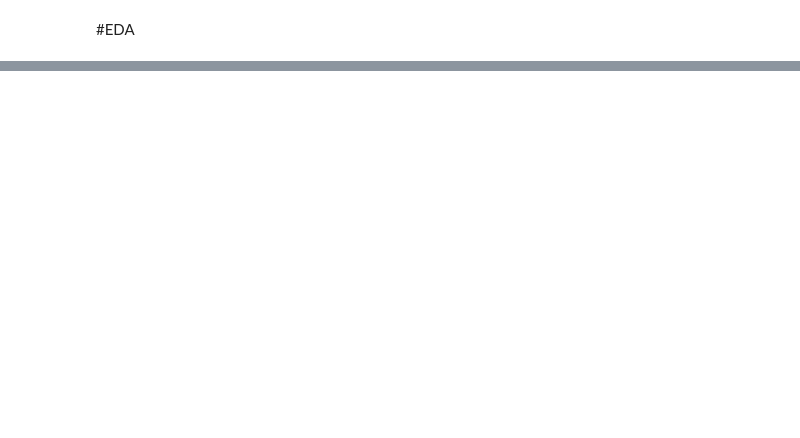
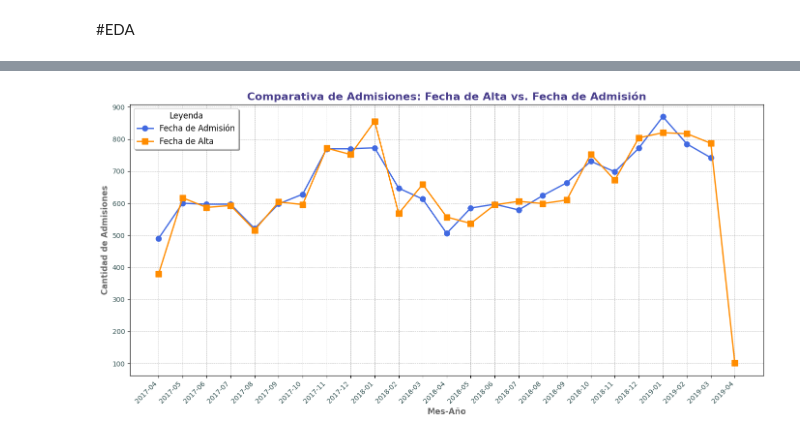
Before and after one commit to pablolube/No-Country, a Jupyter notebook: explore.ipynb, the cells around one changed output, grey strips where cells are left out. Cells and saved outputs as stored; diff of their text form; code cells hidden in the pictures; blank space fills up the shorter version.

```diff
--- a/explore.ipynb
+++ b/explore.ipynb
@@ -356,0 +430,42 @@ df['Reingreso'] = np.where(df['Nro de Ingresos'] > 1, 'Si', 'No')
+# %%
+# Convertir 'Fecha de Alta' y 'Fecha de Admisión' a datetime si no lo son
+df['Fecha de Alta'] = pd.to_datetime(df['Fecha de Alta'])
+df['Fecha de Admisión'] = pd.to_datetime(df['Fecha de Admisión'])
+
+# Extraer el mes y año de ambas fechas
+df['Mes-Año de Alta'] = df['Fecha de Alta'].dt.to_period('M')
+df['Mes-Año de Admisión'] = df['Fecha de Admisión'].dt.to_period('M')
+
+# Agrupar por 'Mes-Año de Alta' y 'Mes-Año de Admisión' y contar
+admissions_by_month_year_alta = df.groupby('Mes-Año de Alta').size()
+admissions_by_month_year_admision = df.groupby('Mes-Año de Admisión').size()
+
+# Crear el gráfico de líneas
+plt.figure(figsize=(14, 7))
+
+# Línea de Fecha de Admisión
+plt.plot(admissions_by_month_year_admision.index.astype(str),
+         admissions_by_month_year_admision.values,
+         marker='o', linestyle='-', color='royalblue', linewidth=2, markersize=8, label='Fecha de Admisión')
+
+# Línea de Fecha de Alta
+plt.plot(admissions_by_month_year_alta.index.astype(str),
+         admissions_by_month_year_alta.values,
+         marker='s', linestyle='-', color='darkorange', linewidth=2, markersize=8, label='Fecha de Alta')
+
+# Personalización del gráfico
+plt.xlabel('Mes-Año', fontsize=12, fontweight='bold', color='dimgray')
+plt.ylabel('Cantidad de Admisiones', fontsize=12, fontweight='bold', color='dimgray')
+plt.title('Comparativa de Admisiones: Fecha de Alta vs. Fecha de Admisión', fontsize=16, fontweight='bold', color='darkslateblue')
+plt.xticks(rotation=45, ha='right', fontsize=10, color='darkslategray')
+plt.yticks(fontsize=10, color='darkslategray')
+plt.legend(fontsize=12, loc='upper left', frameon=True, shadow=True, title='Leyenda', title_fontsize=12)
+plt.grid(visible=True, linestyle='--', linewidth=0.5, alpha=0.7, color='gray')
+
+# Ajustar diseño para evitar recortes
+plt.tight_layout()
+
+# Mostrar gráfico
+plt.show()
+# %% [output]
+[figure, added]
```
Also changed, not shown: parts of 39 cells of this notebook.
